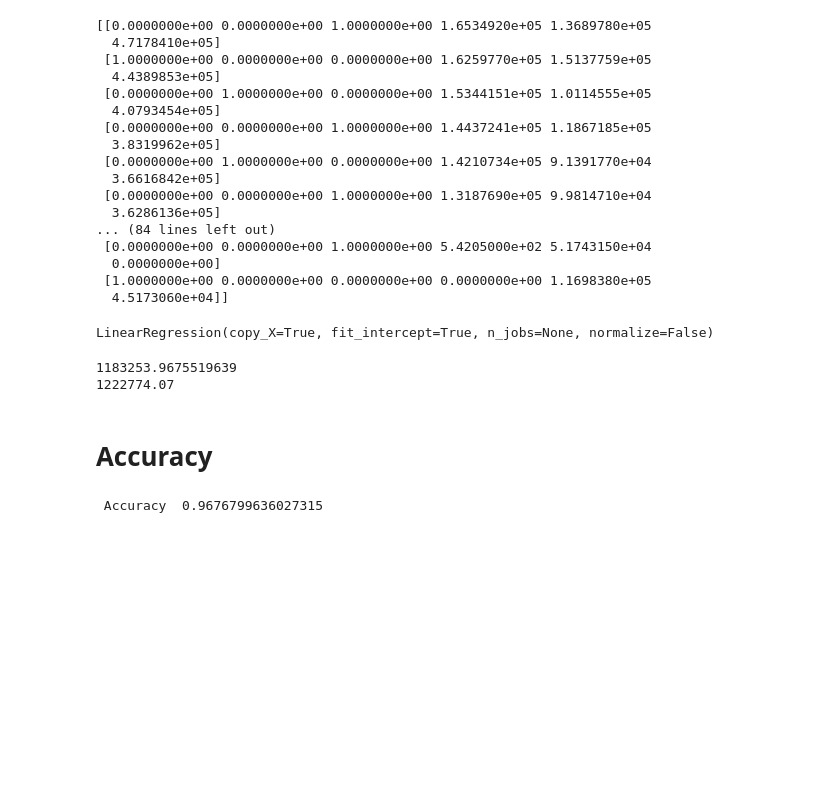
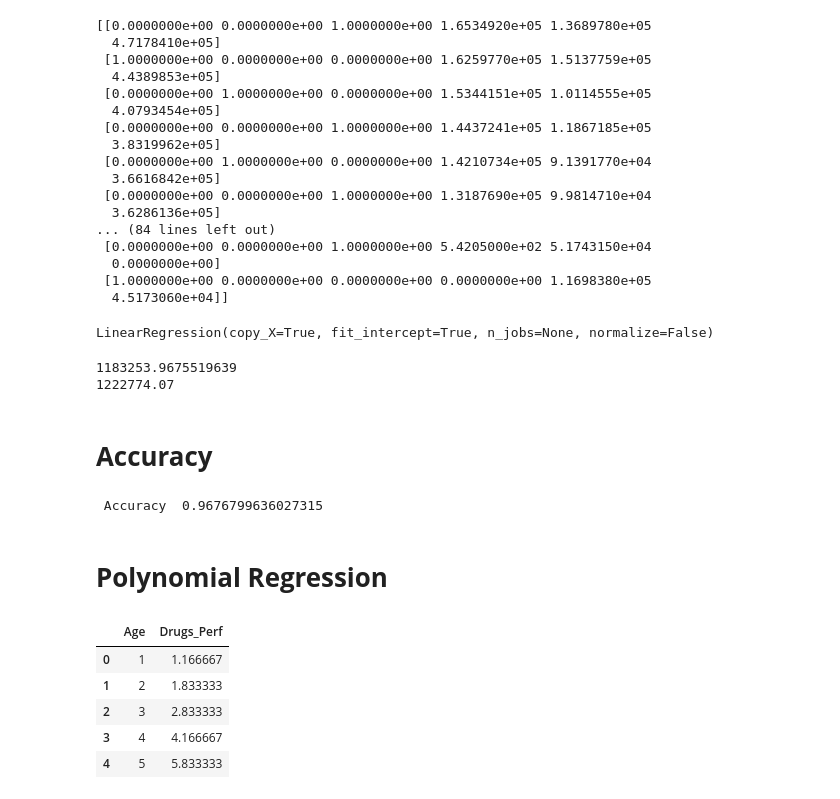
Before and after one commit to amazingashis/Blog, a Jupyter notebook: Simple_and_Multiple_Regression.ipynb, the cells around one changed output. Drawn from its saved outputs; the diff is of its cells as text; code cells hidden in the pictures; blank space fills up the shorter version.

```diff
--- a/Simple_and_Multiple_Regression.ipynb
+++ b/Simple_and_Multiple_Regression.ipynb
@@ -201,3 +201,15 @@ print(y_test.sum().mean())
 print(" Accuracy ", y_pred.sum().mean()/y_test.sum().mean())
 # %% [output]
  Accuracy  0.9676799636027315
+# %% [markdown]
+# **Polynomial Regression**
+# %%
+data = pd.read_csv("/content/Drugs_Performance.csv")
+data.head()
+# %% [output]
+|  | Age | Drugs_Perf |
+| 0 | 1 | 1.166667 |
+| 1 | 2 | 1.833333 |
+| 2 | 3 | 2.833333 |
+| 3 | 4 | 4.166667 |
+| 4 | 5 | 5.833333 |
```
Also changed, not shown: parts of 12 cells of this notebook.
